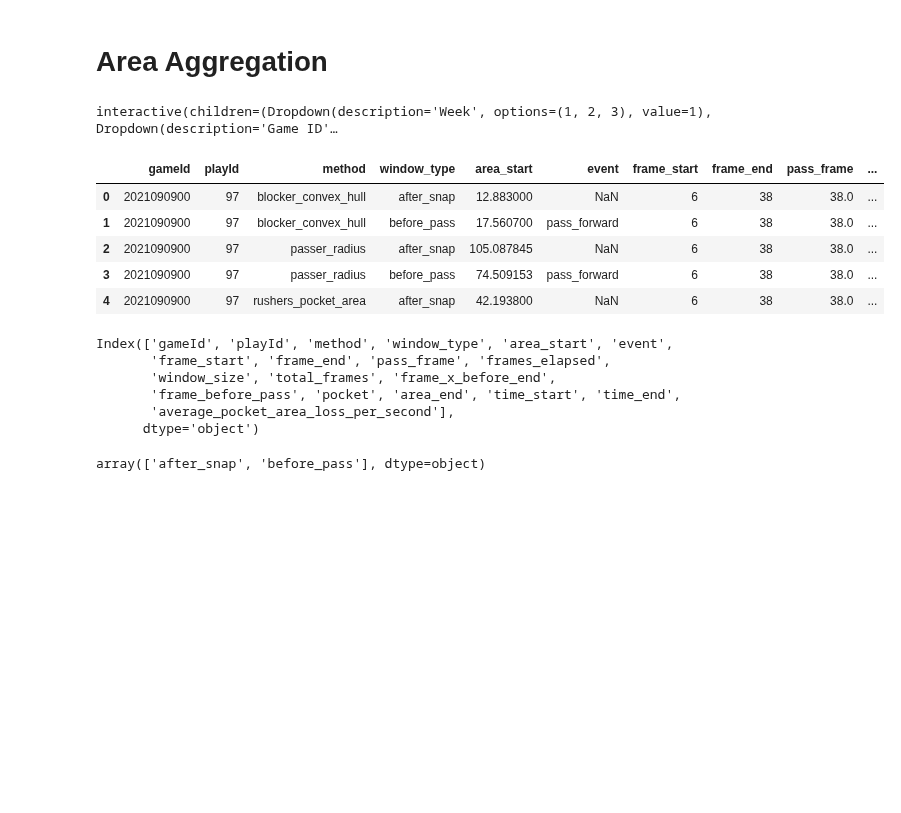
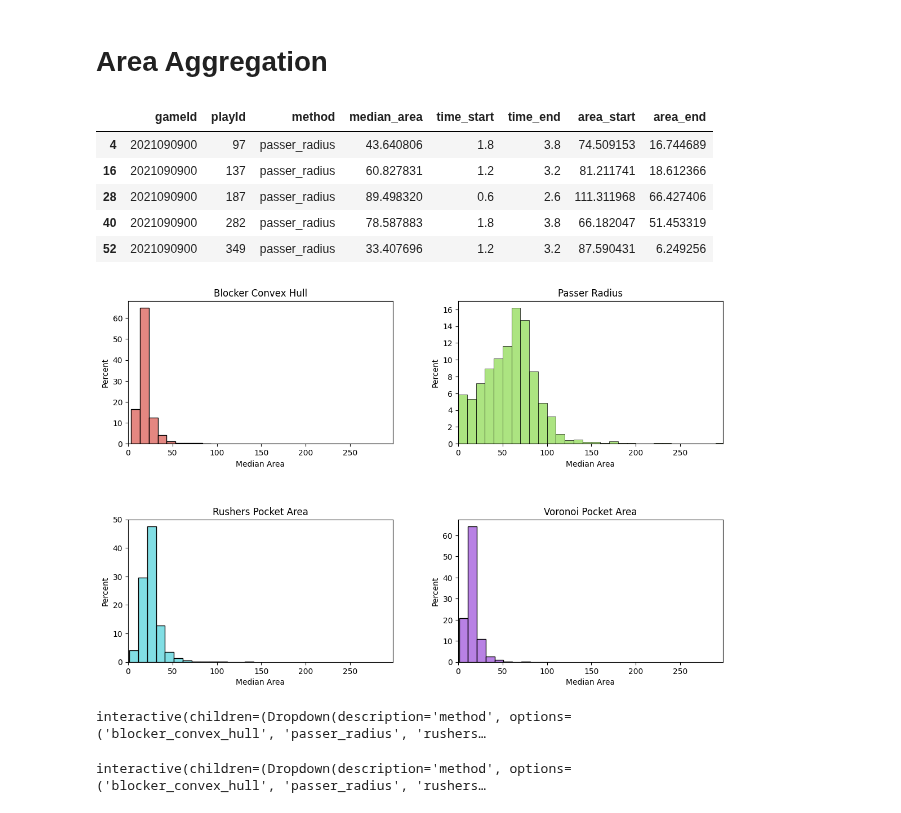
Before and after one commit to vingkan/nflbigdatabowl2023, a Jupyter notebook: notebooks/vinesh/area_aggregation.ipynb, the cells around one changed output. Saved outputs shown, nothing was run; the diff lists cells and outputs as text; code cells hidden in the pictures; blank space fills up the shorter version.

Commit message:
Add median and average area to play metrics and create aggregated analytics. (#26)

```diff
--- a/notebooks/vinesh/area_aggregation.ipynb
+++ b/notebooks/vinesh/area_aggregation.ipynb
@@ -20,31 +23,11 @@ df_play_metrics_all = pd.read_csv(f"{DIR}/data/outputs/play_metrics.csv")
-# %%
-create_interactive_play_selector(
-    df_plays_all,
-    df_tracking_display_all,
-    df_areas_all,
-    continuous_update=True
-)
-# %% [output]
-interactive(children=(Dropdown(description='Week', options=(1, 2, 3), value=1), Dropdown(description='Game ID'…
 # %%
-df_play_metrics_all.head()
+cols = ["gameId", "playId", "method", "median_area", "time_start", "time_end", "area_start", "area_end"]
+df_median_areas = df_play_metrics_all.query("window_type == 'before_end'")
+df_median_areas[cols].query("method == 'passer_radius'").head()
 # %% [output]
-|  | gameId | playId | method | window_type | area_start | event | frame_start | frame_end | pass_frame | ... |
-| 0 | 2021090900 | 97 | blocker_convex_hull | after_snap | 12.883000 | NaN | 6 | 38 | 38.0 | ... |
-| 1 | 2021090900 | 97 | blocker_convex_hull | before_pass | 17.560700 | pass_forward | 6 | 38 | 38.0 | ... |
-| 2 | 2021090900 | 97 | passer_radius | after_snap | 105.087845 | NaN | 6 | 38 | 38.0 | ... |
-| 3 | 2021090900 | 97 | passer_radius | before_pass | 74.509153 | pass_forward | 6 | 38 | 38.0 | ... |
-| 4 | 2021090900 | 97 | rushers_pocket_area | after_snap | 42.193800 | NaN | 6 | 38 | 38.0 | ... |
+|  | gameId | playId | method | median_area | time_start | time_end | area_start | area_end |
+| 4 | 2021090900 | 97 | passer_radius | 43.640806 | 1.8 | 3.8 | 74.509153 | 16.744689 |
+| 16 | 2021090900 | 137 | passer_radius | 60.827831 | 1.2 | 3.2 | 81.211741 | 18.612366 |
+| 28 | 2021090900 | 187 | passer_radius | 89.498320 | 0.6 | 2.6 | 111.311968 | 66.427406 |
+| 40 | 2021090900 | 282 | passer_radius | 78.587883 | 1.8 | 3.8 | 66.182047 | 51.453319 |
+| 52 | 2021090900 | 349 | passer_radius | 33.407696 | 1.2 | 3.2 | 87.590431 | 6.249256 |
-# %%
-df_play_metrics_all.columns
-# %% [output]
-Index(['gameId', 'playId', 'method', 'window_type', 'area_start', 'event',
-       'frame_start', 'frame_end', 'pass_frame', 'frames_elapsed',
-       'window_size', 'total_frames', 'frame_x_before_end',
-       'frame_before_pass', 'pocket', 'area_end', 'time_start', 'time_end',
-       'average_pocket_area_loss_per_second'],
-      dtype='object')
-# %%
-df_play_metrics_all["window_type"].unique()
-# %% [output]
-array(['after_snap', 'before_pass'], dtype=object)
@@ -50,0 +44,19 @@ array(['after_snap', 'before_pass'], dtype=object)
+# %%
+area_methods = list(df_median_areas["method"].unique())
+fig, axes = plt.subplots(nrows=2, ncols=int(np.ceil(len(area_methods) / 2.0)))
+axes = [ax for row in axes for ax in row]
+pal = sns.hls_palette(len(area_methods))
+x_max = df_median_areas["median_area"].max()
+for i, method in enumerate(area_methods):
+    ax = axes[i]
+    color = pal[i]
+    ser = df_median_areas["median_area"][df_median_areas.method == method]
+    sns.histplot(ser, ax=ax, stat="percent", binwidth=10, color=color)
+    ax.set_xlim(0, x_max)
+    ax.set_title(unsnake(method))
+    ax.set_xlabel("Median Area")
+fig.tight_layout()
+fig.set_size_inches(12, 8)
+plt.show()
+# %% [output]
+[figure, added]
@@ -50,0 +103,23 @@ array(['after_snap', 'before_pass'], dtype=object)
+# %%
+method_dropdown = widgets.Dropdown(
+    options=area_methods,
+    value=area_methods[0],
+)
+_ = widgets.interact(
+    plot_all_formation_distributions,
+    method=method_dropdown
+)
+# %% [output]
+interactive(children=(Dropdown(description='method', options=('blocker_convex_hull', 'passer_radius', 'rushers…
+# %%
+formation_dropdown = widgets.Dropdown(
+    options=formations,
+    value=formations[0],
+)
+_ = widgets.interact(
+    plot_formation_distribution,
+    method=method_dropdown,
+    formation=formation_dropdown,
+)
+# %% [output]
+interactive(children=(Dropdown(description='method', options=('blocker_convex_hull', 'passer_radius', 'rushers…
```
Also changed, not shown: parts of 10 cells of this notebook, 7 other files.
